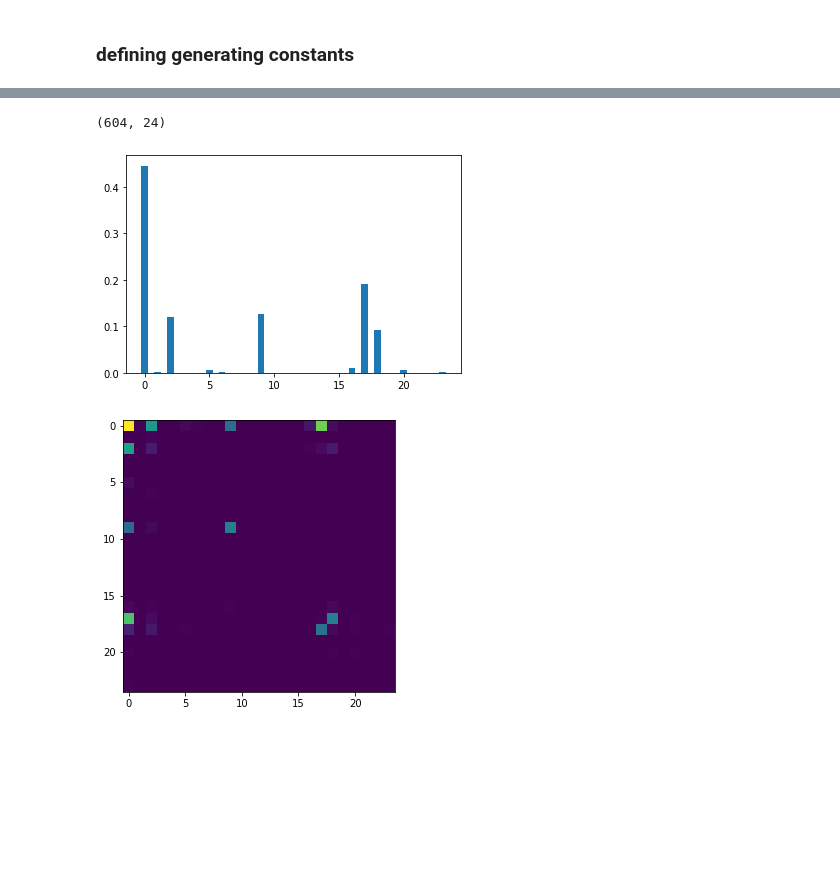
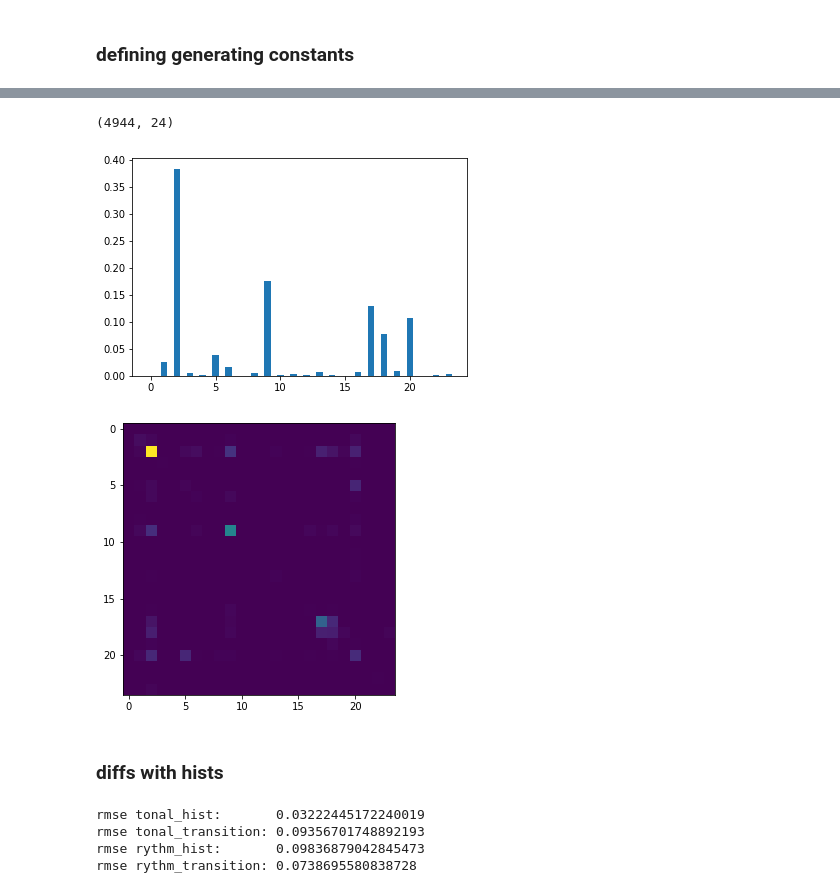
Before and after one commit to GrzegorzKazana/artificial-music, a Jupyter notebook: src/evaluation/sparse_clustered_time/Measuruing generated.ipynb, the cells around one changed output, grey strips where cells are left out. Drawn from its saved outputs; the diff is of its cells as text; code cells hidden in the pictures; blank space fills up the shorter version.

```diff
--- a/src/evaluation/sparse_clustered_time/Measuruing generated.ipynb
+++ b/src/evaluation/sparse_clustered_time/Measuruing generated.ipynb
@@ -11,7 +11,7 @@ models_base_path = '../../../pretrained_models'
 sys.path.append(os.path.join(os.getcwd(), proj_base_path))
 
 dataset_path = 'numpy/pokemon_clustered_time_no_transp/meta/'
-word_vectors_file = '_word_vectors_5000_ignore_ratio=0.05.wv'
+word_vectors_file = '_word_vectors_5000_ignore_ratio=0.0_no_shortest.wv'
 duration_dict_file = 'durations_dict.json'
 
 word_vectors_path = os.path.join(data_base_path, dataset_path, word_vectors_file)
@@ -32,7 +32,7 @@ with open(duration_dict_path) as fp:
 # %%
 from tensorflow import keras as K
 
-model_dir = 'lstm_clustered_time_pls1_/embedded_clustered_time_64_no_transp/'
+model_dir = 'lstm_clustered_time/embedded_clustered_time_64_no_shortest_no_transp/'
 model_file = 'model_last_cpu.h5'
 model = K.models.load_model(os.path.join(models_base_path, model_dir, model_file))
 # %% [markdown]
@@ -83,7 +83,7 @@ from datetime import datetime
 # %%
 SEED_LENGTH = 5
 SEQ_LENGTH = 200
-INPUT_SIZE = 16
+INPUT_SIZE = 20
 WINDOW_SIZE = 50
 BATCH_SIZE = 4
 # %%
@@ -234,28 +234,30 @@ plt.show()
 # %%
 # rythm hist
-data = rm.rythm_hist(tracks_blob_durations)
+rythm_hist_data = rm.rythm_hist(tracks_blob_durations)
 print(tracks_blob_durations.shape)
-plt.bar(np.arange(0, 24), data, width = 0.5)
+plt.bar(np.arange(0, 24), rythm_hist_data, width = 0.5)
 
-# np.save(os.path.join(output_dir_, 'rythm_hist.npy'), data)
+# np.save(os.path.join(output_dir_, 'rythm_hist.npy'), rythm_hist_data)
 # plt.savefig(os.path.join(output_dir_, 'rythm_hist.png'))
 
 plt.show()
 # %% [output]
-(604, 24)
+(4944, 24)
-[figure, old version]
+[figure, new version]
 # %%
 # duration transition matrix
-data = rm.rythm_transition_matrix(tracks_blob_durations)
+rythm_transition_data = rm.rythm_transition_matrix(tracks_blob_durations)
 
 fig = plt.figure(figsize = (5,5)) # create a 5 x 5 figure
 ax1 = fig.add_subplot(111)
-ax1.imshow(data, interpolation='none')
+ax1.imshow(rythm_transition_data, interpolation='none')
 # ax1.set_title('larger figure')
 
-# np.save(os.path.join(output_dir_, 'rythm_transition.npy'), data)
+# np.save(os.path.join(output_dir_, 'rythm_transition.npy'), rythm_transition_data)
 # plt.savefig(os.path.join(output_dir_, 'rythm_transition.png'))
 
 plt.show()
 # %% [output]
-[figure, old version]
+[figure, new version]
+# %% [markdown]
+### diffs with hists
@@ -261,0 +270,11 @@ plt.show()
+# %%
+rmse = lambda y, t: np.sqrt(np.mean((y-t)**2))
+print(f'rmse tonal_hist:       {rmse(goal_tonal_hist, tonal_hist_data)}')
+print(f'rmse tonal_transition: {rmse(goal_tonal_transition_matrix, tonal_transition_data)}')
+print(f'rmse rythm_hist:       {rmse(goal_rythm_hist, rythm_hist_data)}')
+print(f'rmse rythm_transition: {rmse(goal_rythm_transition_matrix, rythm_transition_data)}')
+# %% [output]
+rmse tonal_hist:       0.03222445172240019
+rmse tonal_transition: 0.09356701748892193
+rmse rythm_hist:       0.09836879042845473
+rmse rythm_transition: 0.0738695580838728
```
Also changed, not shown: parts of 8 cells of this notebook, 3 other files.
